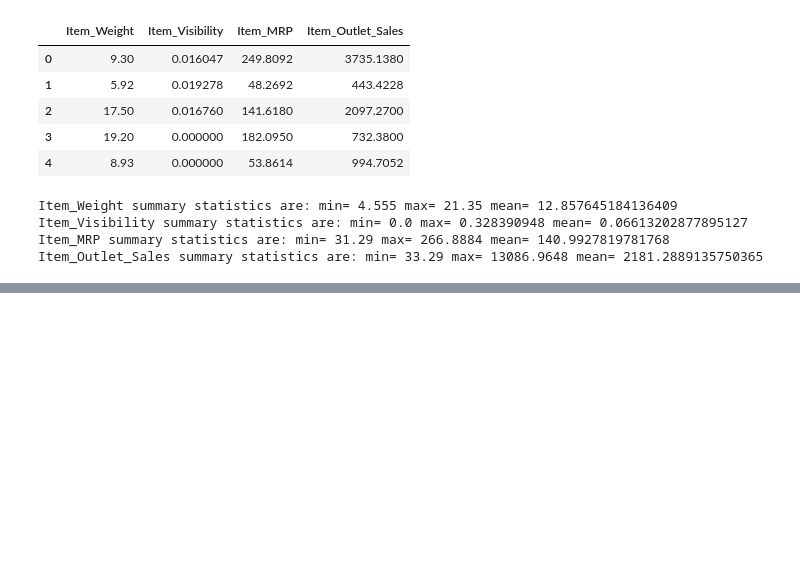
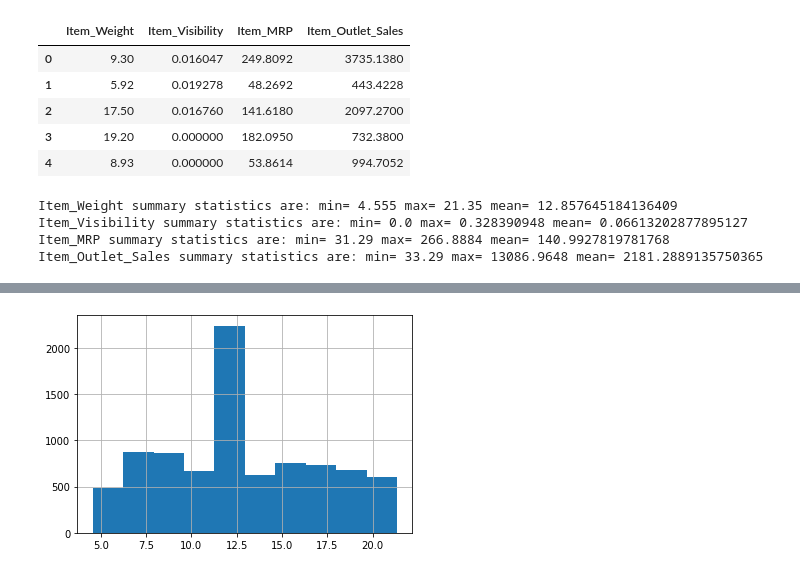
Before and after one commit to s2tandu0p/sales-forecast, a Jupyter notebook: Sales_Predictions.ipynb, the cells around one changed output, grey strips where cells are left out. Drawn from its saved outputs; the diff is of its cells as text; code cells hidden in the pictures; blank space fills up the shorter version.

Commit message:
Added hist, boxplot, and corr heatmap

```diff
--- a/Sales_Predictions.ipynb
+++ b/Sales_Predictions.ipynb
@@ -208,0 +221,5 @@ Item_Outlet_Sales summary statistics are: min= 33.29 max= 13086.9648 mean= 2181.
+# %%
+# histogram to view the distributions of various features in the dataset
+df['Item_Weight'].hist();
+# %% [output]
+[figure, added]
```
Also changed, not shown: parts of 17 cells of this notebook.
